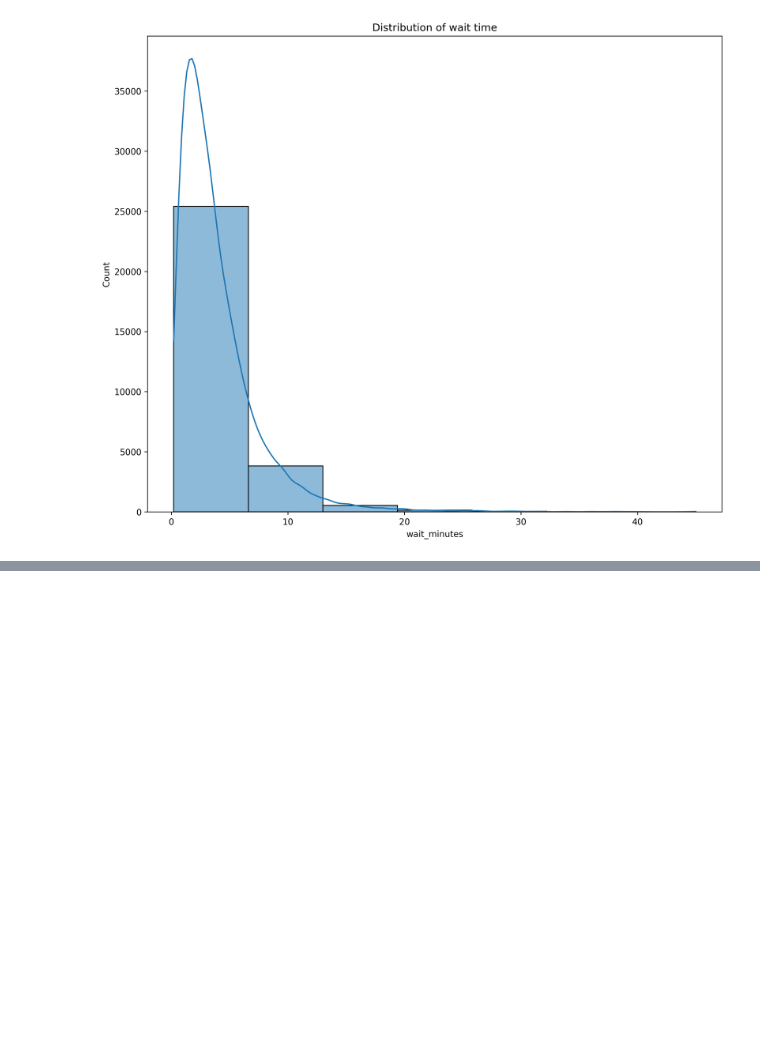
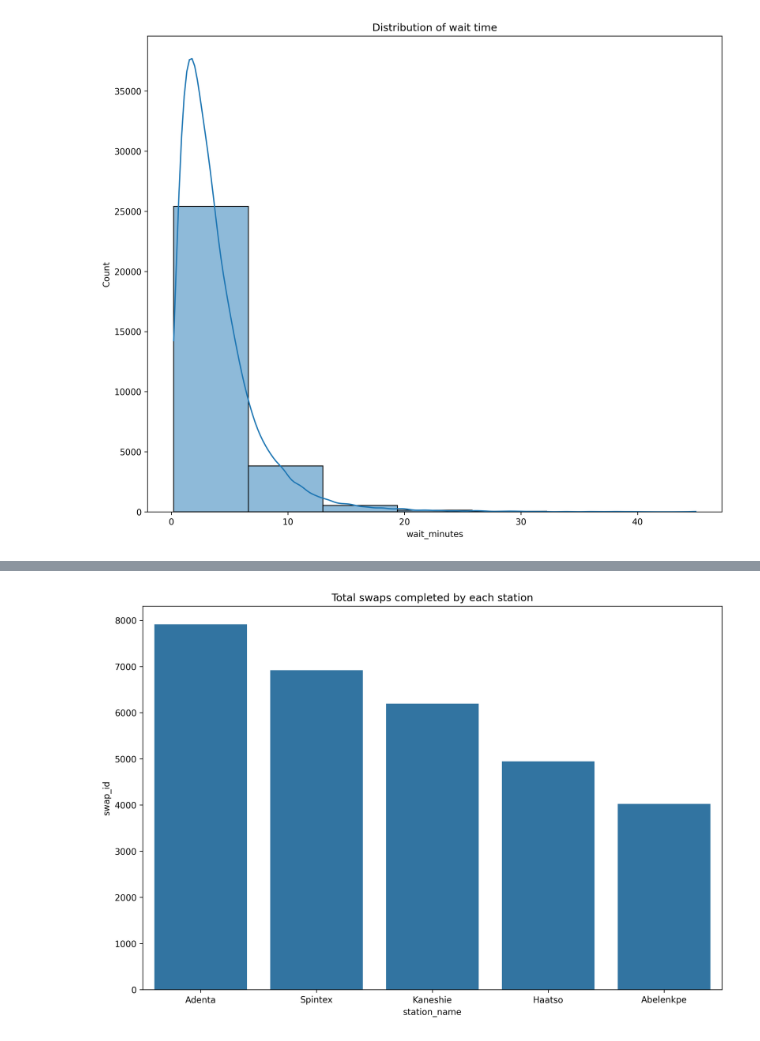
Before and after one commit to manafosman-dev/ev_swap_network_bi, a Jupyter notebook: notebooks/analytics.ipynb, the cells around one changed output, grey strips where cells are left out. Saved outputs shown, nothing was run; the diff lists cells and outputs as text; code cells hidden in the pictures; blank space fills up the shorter version.

```diff
--- a/notebooks/analytics.ipynb
+++ b/notebooks/analytics.ipynb
@@ -139,0 +190,3 @@ print("")
+# %%
+#Merging station datasets and swaps datasets
+merged_df = pd.merge(df_swaps,transactions_df,on ="station_id",how="left")
@@ -139,0 +209,3 @@ print("")
+# %%
+busiest_station = (merged_df.groupby("station_name")["swap_id"].count().sort_values(ascending=False))
+print("The statiions with most swaps:",busiest_station)
@@ -139,0 +220,10 @@ print("")
+# %%
+
+plt.figure(figsize=(12,8),dpi=300)
+sns.barplot(data=busiest_station)
+plt.xlabel("station_name")
+plt.title("Total swaps completed by each station")
+plt.ylabel("swap_id")
+plt.show()
+# %% [output]
+[figure, added]
```
Also changed, not shown: parts of 17 cells of this notebook.
